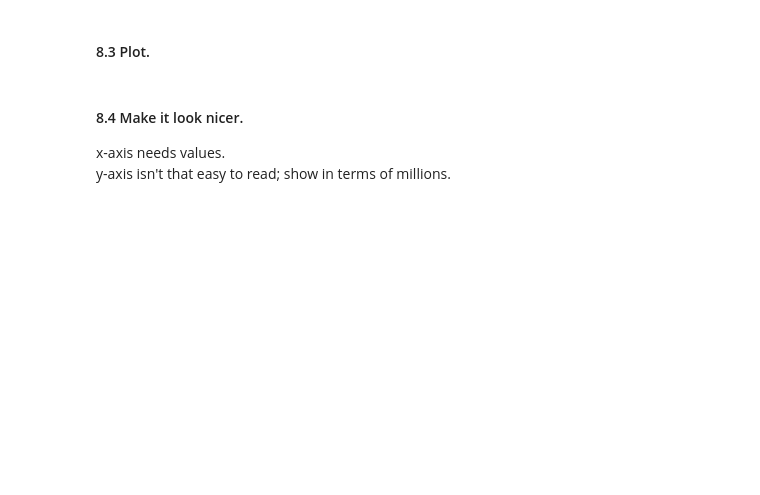
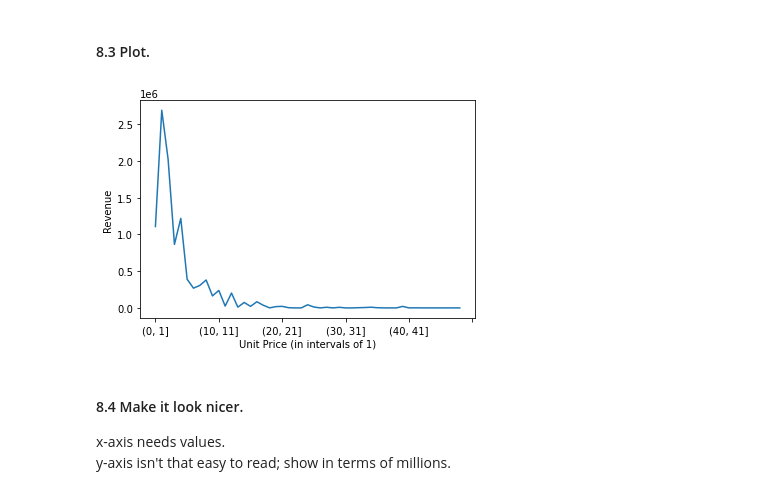
Before and after one commit to datacuriosity/MCI_Python_28S_Level_1, a Jupyter notebook: pandas_exercises/07_Visualization/Online_Retail/quynhnt_onlineretail.ipynb, the cells around one changed output. Saved outputs shown, nothing was run; the diff lists cells and outputs as text; code cells hidden in the pictures; blank space fills up the shorter version.

```diff
--- a/pandas_exercises/07_Visualization/Online_Retail/quynhnt_onlineretail.ipynb
+++ b/pandas_exercises/07_Visualization/Online_Retail/quynhnt_onlineretail.ipynb
@@ -247,0 +304,3 @@ That is what we are going to do now.
+# %%
+buckets = np.arange(0,50,1)
+buckets
@@ -247,0 +327,3 @@ That is what we are going to do now.
+# %%
+revenue_per_price = onl5.groupby(pd.cut(onl5.UnitPrice, buckets)).Revenue.sum()
+revenue_per_price.head()
@@ -248,5 +338,11 @@ That is what we are going to do now.
 # %% [markdown]
 #### 8.3 Plot.
+# %%
+revenue_per_price.plot()
+plt.xlabel('Unit Price (in intervals of 1)')
+plt.ylabel('Revenue');
+# %% [output]
+[figure, added]
 # %% [markdown]
 #### 8.4 Make it look nicer.
 x-axis needs values.
```
Also changed, not shown: parts of 15 cells of this notebook.
